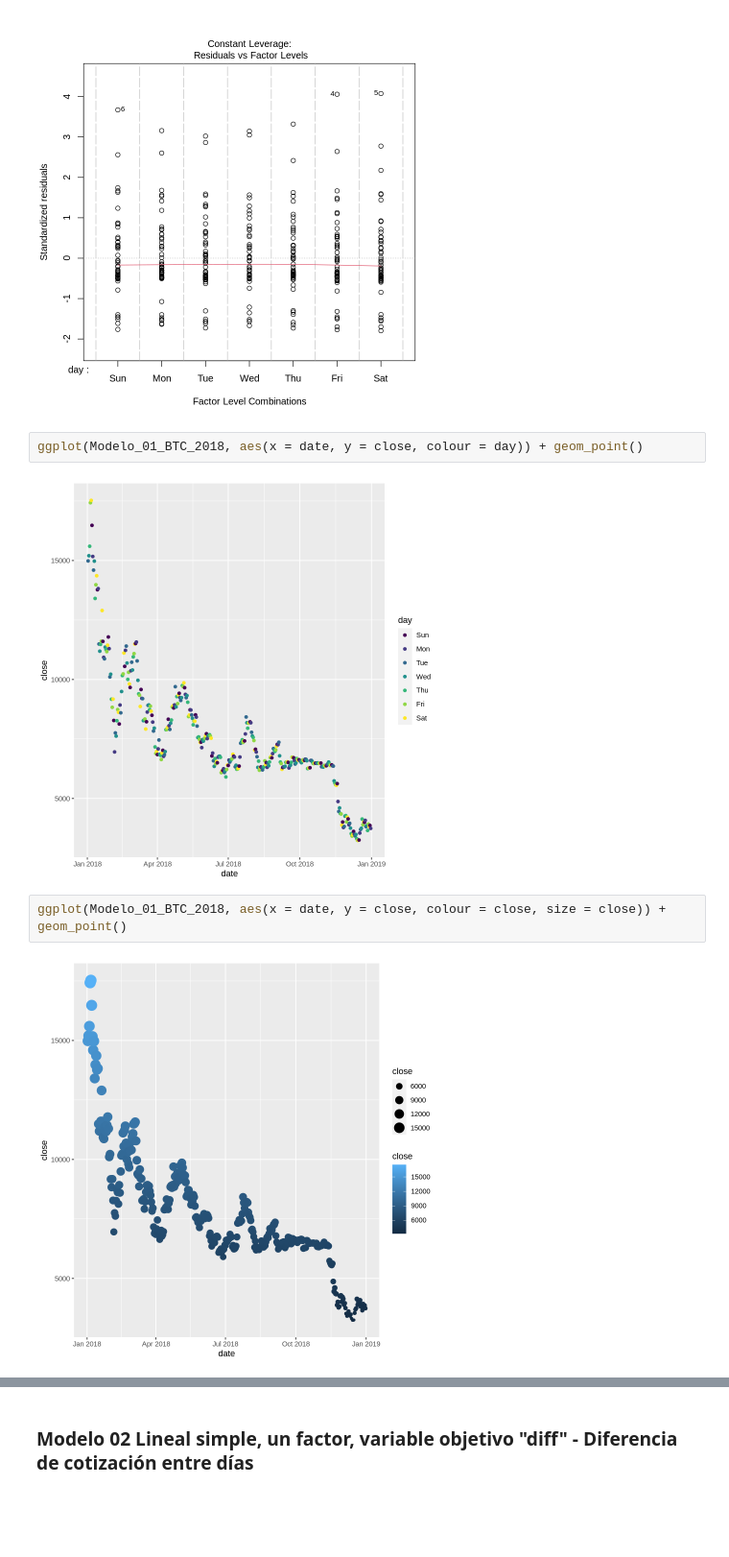
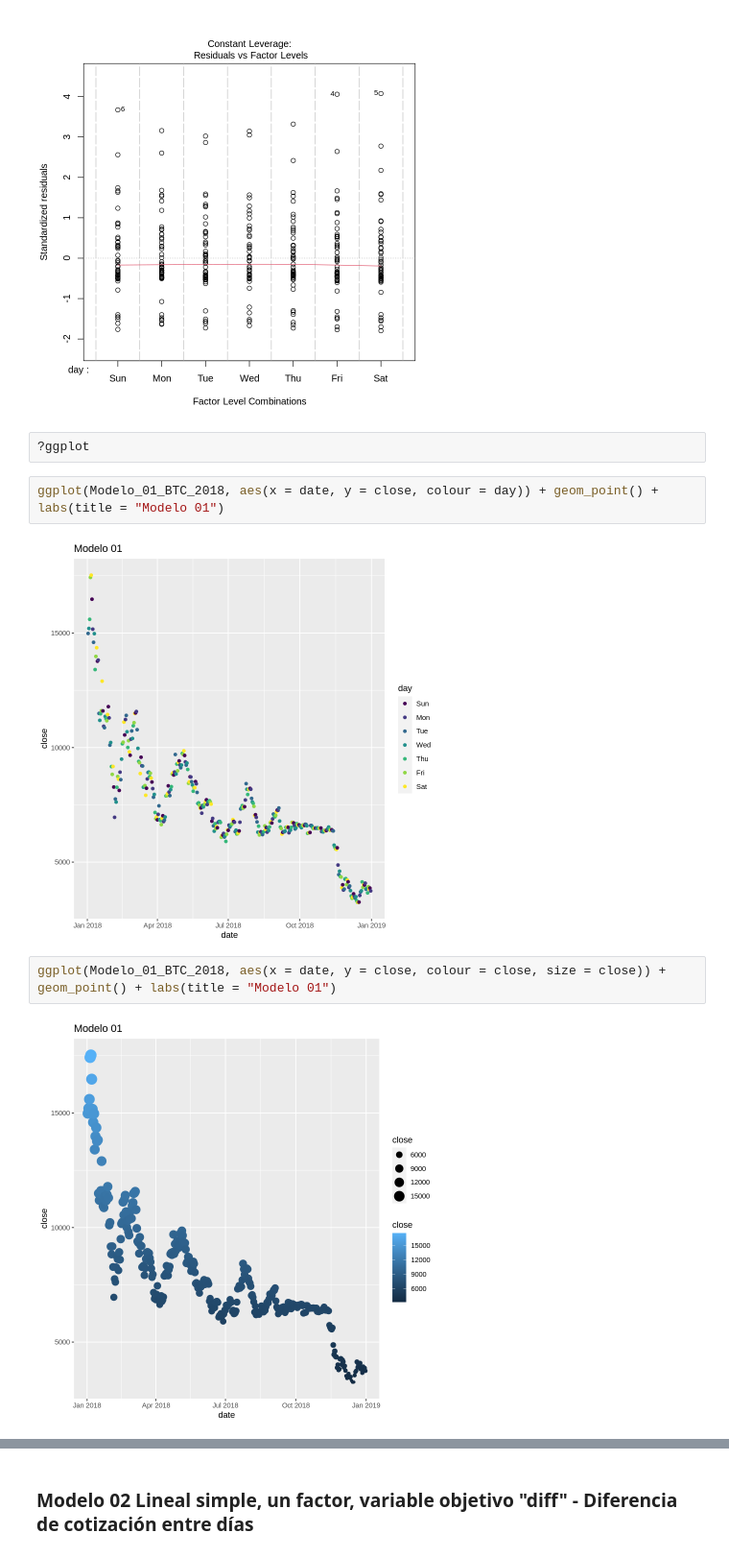
Before and after one commit to cristiandarioortegayubro/Maestria-Ciencia-de-Datos-UBA-FCE, a Jupyter notebook: Taller_de_Programacion/TPE1_ORTEGA_YUBRO.ipynb, the cells around one changed output, grey strips where cells are left out. Shown at 96% size. Cells and saved outputs as stored; diff of their text form; blank space fills up the shorter version.

```diff
--- a/Taller_de_Programacion/TPE1_ORTEGA_YUBRO.ipynb
+++ b/Taller_de_Programacion/TPE1_ORTEGA_YUBRO.ipynb
@@ -204,13 +186,15 @@ plot(Modelo_01_BTC_2018)
 [figure]
 [figure]
 [figure]
+# %%
+?ggplot
 # %%
-ggplot(Modelo_01_BTC_2018, aes(x = date, y = close, colour = day)) + geom_point()
+ggplot(Modelo_01_BTC_2018, aes(x = date, y = close, colour = day)) + geom_point() + labs(title = "Modelo 01")
 # %% [output]
-[figure, old version]
+[figure, new version]
 # %%
-ggplot(Modelo_01_BTC_2018, aes(x = date, y = close, colour = close, size = close)) + geom_point()
+ggplot(Modelo_01_BTC_2018, aes(x = date, y = close, colour = close, size = close)) + geom_point() + labs(title = "Modelo 01")
 # %% [output]
-[figure, old version]
+[figure, new version]
 # %%
 ggplot(Modelo_01_BTC_2018, aes(x = date, y = close, colour = close)) + geom_point() +
```
Also changed, not shown: parts of 8 cells of this notebook.
